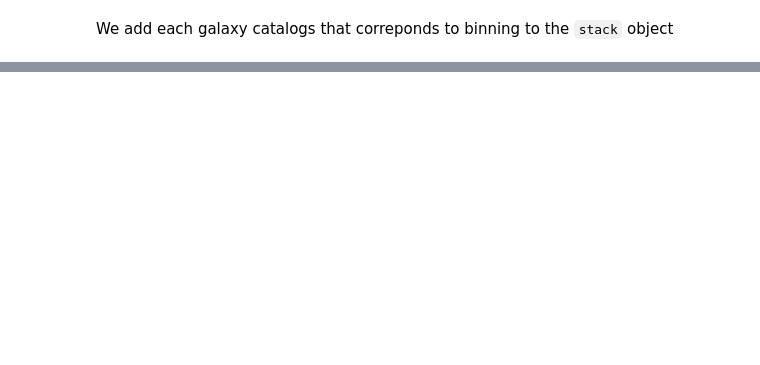
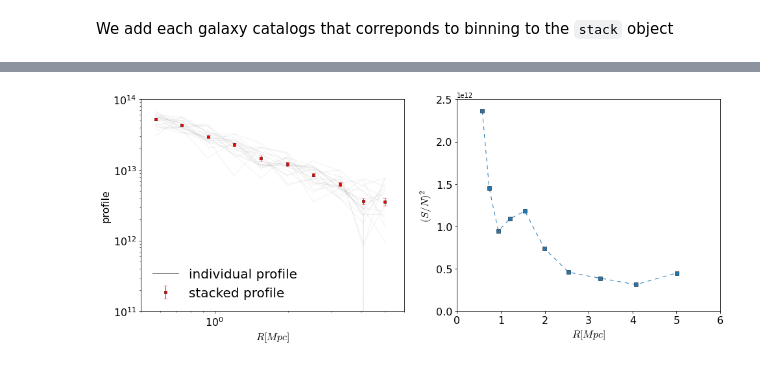
Before and after one commit to payerne/DC2Analysis, a Jupyter notebook: Example_covariance.ipynb, the cells around one changed output, grey strips where cells are left out. Cells and saved outputs as stored; diff of their text form; code cells hidden in the pictures; blank space fills up the shorter version.

```diff
--- a/Example_covariance.ipynb
+++ b/Example_covariance.ipynb
@@ -78,5 +105,7 @@ we now define the type of desired profile : tangential reduced shear of Excess s
 deltasigma = True
 # %%
 stack._select_type(is_deltasigma = deltasigma)
+# %%
+nmax = 20
 # %% [markdown]
 We now define some redshift interval and input mass interval to select GalaxyCluster object in preselected galaxy catalogs from `cosmoDC2`
@@ -149,0 +148,2 @@ for file in os.listdir(where_mock):
+# %%
+stack_data = stack
@@ -149,0 +152,2 @@ for file in os.listdir(where_mock):
+# %%
+n_repetitions = 5
@@ -149,0 +216,25 @@ for file in os.listdir(where_mock):
+# %%
+fig, axes = plt.subplots(nrows=1, ncols=2, figsize=(16, 6))
+plt.style.use('classic')
+axes[0].tick_params(axis='both', which='major', labelsize=16)
+axes[1].tick_params(axis='both', which='major', labelsize=16)
+
+for i in range(stack_data.n_stacked_cluster):
+
+    axes[0].plot(x_list[i],stack_data.LS_list[i],c='grey',alpha=0.1)
+
+axes[0].plot([],[],c='grey', label='individual profile')
+axes[0].errorbar(stack_data.profile['radius'], stack_data.profile['gt'], np.sqrt(Stat.covariance.diagonal()), c = 'r', fmt = 's', ms = 4, label='stacked profile')
+axes[0].set_xlabel(r'$R [Mpc]$', fontsize=16)
+axes[0].set_ylabel('profile', fontsize=16)
+axes[0].legend(fontsize=20, frameon=False, loc = 'best', numpoints = 1)
+axes[0].semilogx()
+axes[0].semilogy()
+#axes[0].set_ylim(10**12,10**14)
+axes[0].set_xlim(stack.r_low, stack.r_up)
+axes[1].plot(profile['radius'], np.sqrt(Stat.covariance.diagonal()), '--s')
+axes[1].set_xlabel(r'$R [Mpc]$', fontsize=16)
+axes[1].set_ylabel(r'$(S/N)^{2}$', fontsize=16)
+plt.show()
+# %% [output]
+[figure, added]
```
Also changed, not shown: parts of 13 cells of this notebook, 3 other files.
